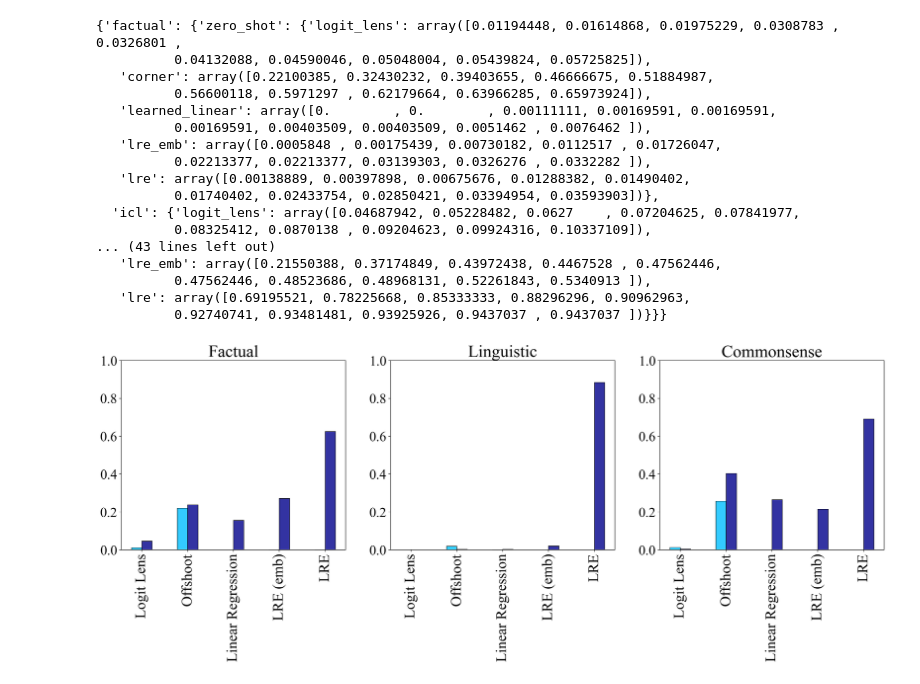
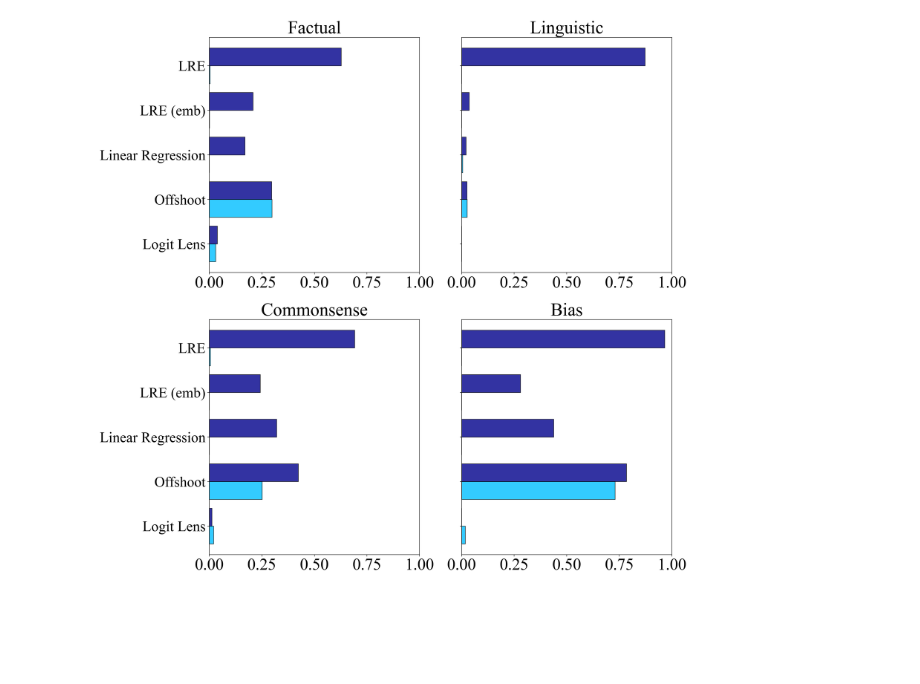
Before and after one commit to evandez/relations, a Jupyter notebook: notebooks/figures/faithfulness.ipynb, the cells around one changed output. Cells and saved outputs as stored; diff of their text form; code cells hidden in the pictures; blank space fills up the shorter version.

Commit message:
plotting faithfulness results

```diff
--- a/notebooks/figures/faithfulness.ipynb
+++ b/notebooks/figures/faithfulness.ipynb
@@ -114,31 +80,13 @@ for property_value in performance_category_wise:
-# %%
-performance_category_wise
-# %% [output]
-{'factual': {'zero_shot': {'logit_lens': array([0.01194448, 0.01614868, 0.01975229, 0.0308783 , 0.0326801 ,
-          0.04132088, 0.04590046, 0.05048004, 0.05439824, 0.05725825]),
-   'corner': array([0.22100385, 0.32430232, 0.39403655, 0.46666675, 0.51884987,
-          0.56600118, 0.5971297 , 0.62179664, 0.63966285, 0.65973924]),
-   'learned_linear': array([0.        , 0.        , 0.00111111, 0.00169591, 0.00169591,
-          0.00169591, 0.00403509, 0.00403509, 0.0051462 , 0.0076462 ]),
-   'lre_emb': array([0.0005848 , 0.00175439, 0.00730182, 0.0112517 , 0.01726047,
-          0.02213377, 0.02213377, 0.03139303, 0.0326276 , 0.0332282 ]),
-   'lre': array([0.00138889, 0.00397898, 0.00675676, 0.01288382, 0.01490402,
-          0.01740402, 0.02433754, 0.02850421, 0.03394954, 0.03593903])},
-  'icl': {'logit_lens': array([0.04687942, 0.05228482, 0.0627    , 0.07204625, 0.07841977,
-          0.08325412, 0.0870138 , 0.09204623, 0.09924316, 0.10337109]),
-... (43 lines left out)
-   'lre_emb': array([0.21550388, 0.37174849, 0.43972438, 0.4467528 , 0.47562446,
-          0.47562446, 0.48523686, 0.48968131, 0.52261843, 0.5340913 ]),
-   'lre': array([0.69195521, 0.78225668, 0.85333333, 0.88296296, 0.90962963,
-          0.92740741, 0.93481481, 0.93925926, 0.9437037 , 0.9437037 ])}}}
+# %%
+performance_category_wise = segregate_categorywise(results_formatted, "relation_type")
 # %%
 #####################################################################################
 plt.rcParams["figure.dpi"] = 200
 plt.rcParams["font.family"] = "Times New Roman"
 
-SMALL_SIZE = 24
-MEDIUM_SIZE = 26
-BIGGER_SIZE = 30
+SMALL_SIZE = 28
+MEDIUM_SIZE = 32
+BIGGER_SIZE = 35
 
 plt.rc("font", size=SMALL_SIZE)  # controls default text sizes
 plt.rc("axes", titlesize=BIGGER_SIZE)  # fontsize of the axes title
@@ -150,8 +98,8 @@ plt.rc("figure", titlesize=BIGGER_SIZE)  # fontsize of the figure title
 #####################################################################################
 
 
-def plot_categorywise(canvas, result, title):
-    bar_width = 0.225
+def plot_categorywise(canvas, result, title, set_yticks = True):
+    bar_width = 0.4
     prompting_colors = {"zero_shot": "deepskyblue", "icl": "darkblue"}
     method_name_dict  = {
         "logit_lens": "Logit Lens",
@@ -163,38 +111,43 @@ def plot_categorywise(canvas, result, title):
     idx = 0
     for prompting in result:
         recalls = [result[prompting][method][0] for method in result[prompting]]
-        canvas.bar(
+        canvas.barh(
             np.arange(len(recalls)) + idx * bar_width, recalls,
-            width = bar_width, label = prompting.capitalize(),
+            height = bar_width, label = prompting.capitalize(),
             color = prompting_colors[prompting],
             edgecolor = "black",
             alpha = 0.8
         )
         idx += 1
 
-    canvas.set_ylim(0, 1)
+    canvas.set_xlim(0, 1)
     canvas.set_title(title.capitalize())
-    canvas.set_xticks(np.arange(len(result[prompting])) + 0.5 * bar_width)
-    canvas.set_xticklabels([method_name_dict[method] for method in result[prompting]], rotation = 90)
+
+    if set_yticks:
+        canvas.set_yticks(np.arange(len(result[prompting])) + 0.5 * bar_width)
+        canvas.set_yticklabels([method_name_dict[method] for method in result[prompting]])
+    else:
+        canvas.set_yticks(np.arange(len(result[prompting])) + 0.5 * bar_width)
+        canvas.set_yticklabels(["" for method in result[prompting]])
 # %%
 n_subplots = len(performance_category_wise)
-ncols=n_subplots
-nrows=1
+ncols=2
+nrows=int(np.ceil(n_subplots / ncols))
 
-fig, axes = plt.subplots(nrows=nrows, ncols=ncols, figsize=(ncols * 8, nrows * 6))
+fig, axes = plt.subplots(nrows=nrows, ncols=ncols, figsize=(ncols * 8, nrows * 9))
 if nrows == 1:
     axes = [axes]
 if ncols == 1:
     axes = [[ax] for ax in axes]
 
 ax_col, ax_row = 0, 0
 for i, (category, result) in enumerate(performance_category_wise.items()):
-    plot_categorywise(canvas = axes[ax_row][ax_col], result = result, title = category)
+    plot_categorywise(canvas = axes[ax_row][ax_col], result = result, title = category, set_yticks = ax_col == 0)
     ax_col += 1
     if ax_col == ncols:
         ax_col = 0
         ax_row += 1
     # break
 fig.show()
 # %% [output]
-[figure, old version]
+[figure, new version]
```
Also changed, not shown: parts of 9 cells of this notebook, 1 other file.
